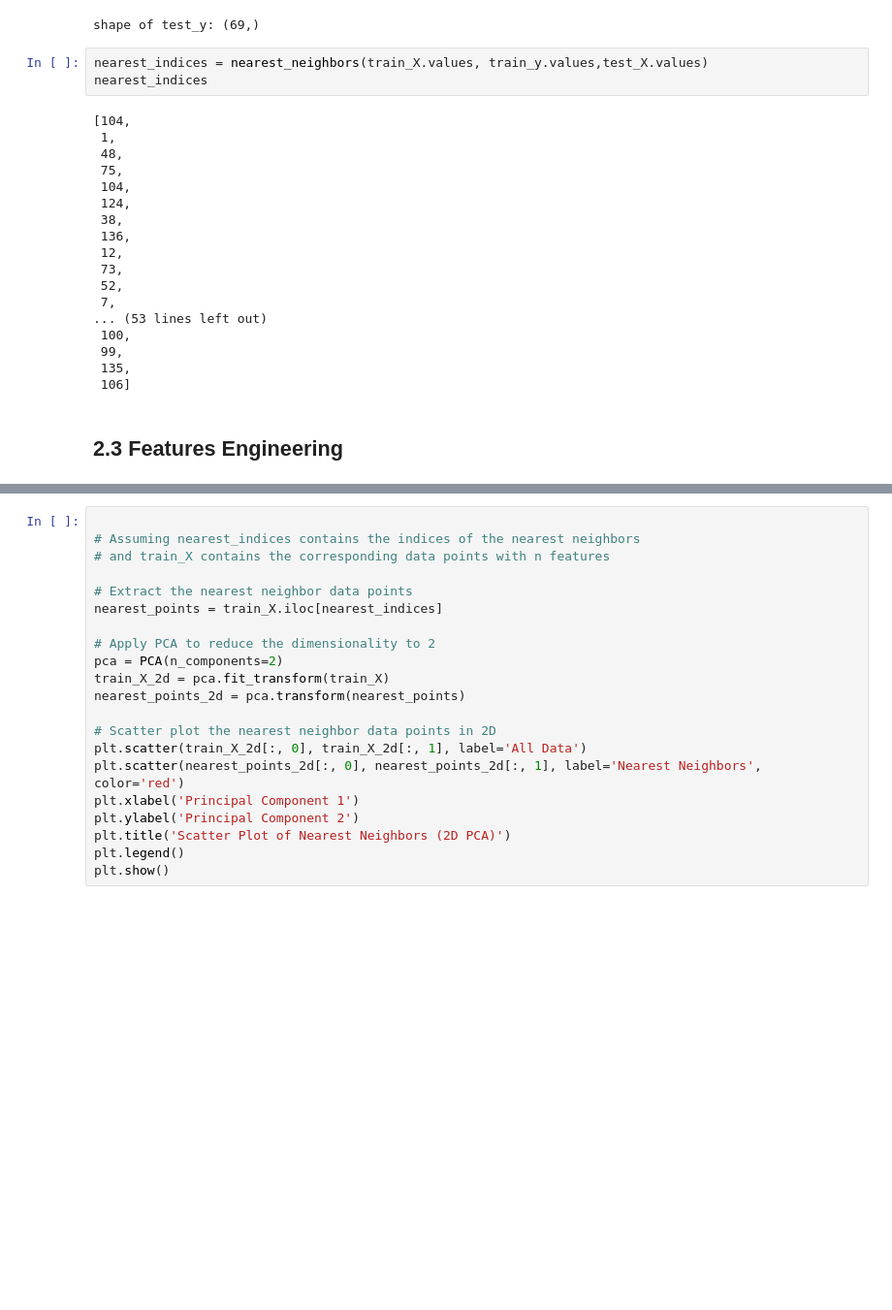
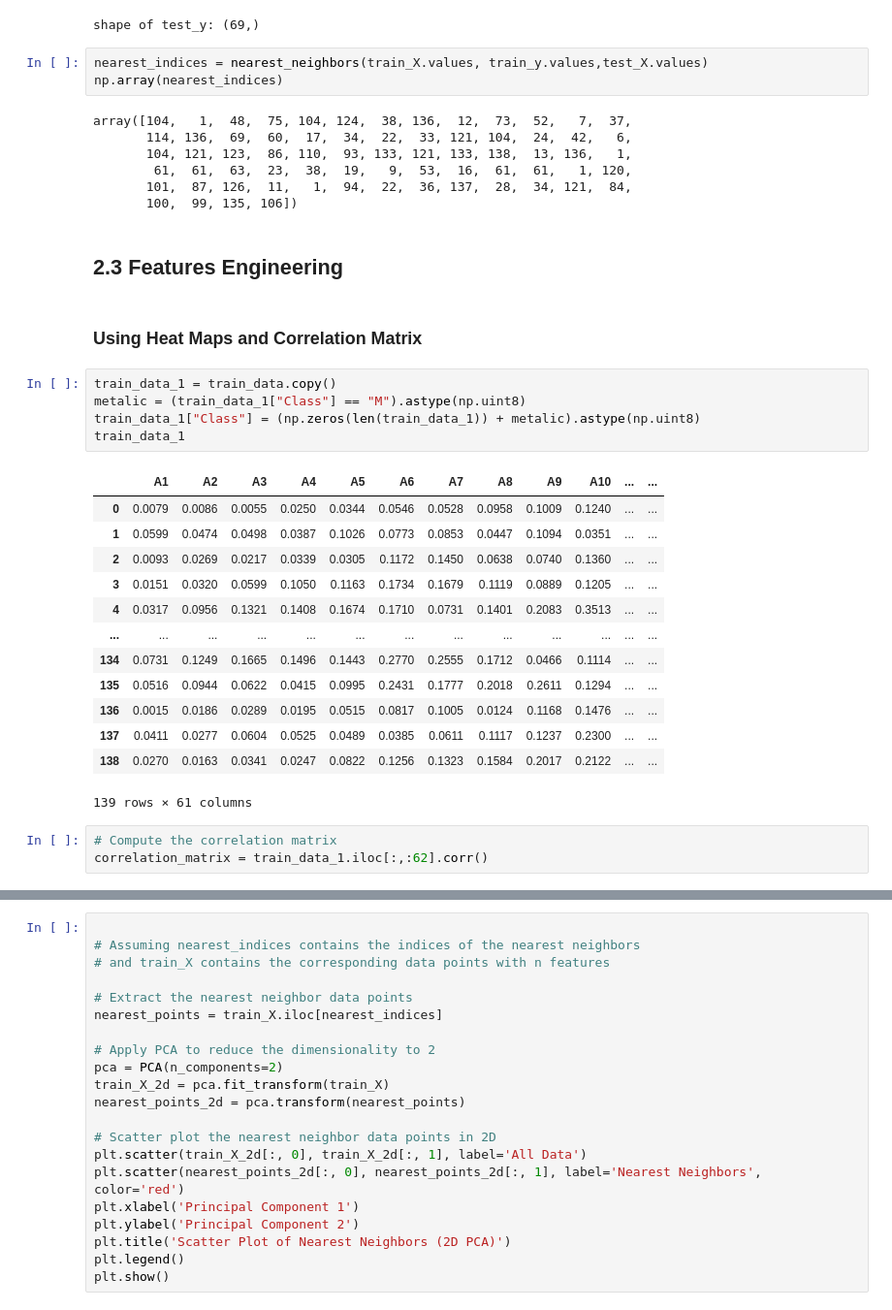
Before and after one commit to rjosh003-CS/Data-Mining-coursework, a Jupyter notebook: DM_Coursework_part_1.ipynb, the cells around one changed output, grey strips where cells are left out. Shown at 97% size. Drawn from its saved outputs; the diff is of its cells as text; blank space fills up the shorter version.

```diff
--- a/DM_Coursework_part_1.ipynb
+++ b/DM_Coursework_part_1.ipynb
@@ -609,24 +666,37 @@ Name: Class, dtype: uint8
 shape of test_y: (69,)
 # %%
 nearest_indices = nearest_neighbors(train_X.values, train_y.values,test_X.values)
-nearest_indices
+np.array(nearest_indices)
 # %% [output]
-[104,
- 1,
- 48,
- 75,
- 104,
- 124,
- 38,
- 136,
- 12,
- 73,
- 52,
- 7,
-... (53 lines left out)
- 100,
- 99,
- 135,
- 106]
+array([104,   1,  48,  75, 104, 124,  38, 136,  12,  73,  52,   7,  37,
+       114, 136,  69,  60,  17,  34,  22,  33, 121, 104,  24,  42,   6,
+       104, 121, 123,  86, 110,  93, 133, 121, 133, 138,  13, 136,   1,
+        61,  61,  63,  23,  38,  19,   9,  53,  16,  61,  61,   1, 120,
+       101,  87, 126,  11,   1,  94,  22,  36, 137,  28,  34, 121,  84,
+       100,  99, 135, 106])
 # %% [markdown]
 ## 2.3 Features Engineering
+# %% [markdown]
+### Using Heat Maps and Correlation Matrix
+# %%
+train_data_1 = train_data.copy()
+metalic = (train_data_1["Class"] == "M").astype(np.uint8)
+train_data_1["Class"] = (np.zeros(len(train_data_1)) + metalic).astype(np.uint8)
+train_data_1
+# %% [output]
+|  | A1 | A2 | A3 | A4 | A5 | A6 | A7 | A8 | A9 | A10 | ... | ... |
+| 0 | 0.0079 | 0.0086 | 0.0055 | 0.0250 | 0.0344 | 0.0546 | 0.0528 | 0.0958 | 0.1009 | 0.1240 | ... | ... |
+| 1 | 0.0599 | 0.0474 | 0.0498 | 0.0387 | 0.1026 | 0.0773 | 0.0853 | 0.0447 | 0.1094 | 0.0351 | ... | ... |
+| 2 | 0.0093 | 0.0269 | 0.0217 | 0.0339 | 0.0305 | 0.1172 | 0.1450 | 0.0638 | 0.0740 | 0.1360 | ... | ... |
+| 3 | 0.0151 | 0.0320 | 0.0599 | 0.1050 | 0.1163 | 0.1734 | 0.1679 | 0.1119 | 0.0889 | 0.1205 | ... | ... |
+| 4 | 0.0317 | 0.0956 | 0.1321 | 0.1408 | 0.1674 | 0.1710 | 0.0731 | 0.1401 | 0.2083 | 0.3513 | ... | ... |
+| ... | ... | ... | ... | ... | ... | ... | ... | ... | ... | ... | ... | ... |
+| 134 | 0.0731 | 0.1249 | 0.1665 | 0.1496 | 0.1443 | 0.2770 | 0.2555 | 0.1712 | 0.0466 | 0.1114 | ... | ... |
+| 135 | 0.0516 | 0.0944 | 0.0622 | 0.0415 | 0.0995 | 0.2431 | 0.1777 | 0.2018 | 0.2611 | 0.1294 | ... | ... |
+| 136 | 0.0015 | 0.0186 | 0.0289 | 0.0195 | 0.0515 | 0.0817 | 0.1005 | 0.0124 | 0.1168 | 0.1476 | ... | ... |
+| 137 | 0.0411 | 0.0277 | 0.0604 | 0.0525 | 0.0489 | 0.0385 | 0.0611 | 0.1117 | 0.1237 | 0.2300 | ... | ... |
+| 138 | 0.0270 | 0.0163 | 0.0341 | 0.0247 | 0.0822 | 0.1256 | 0.1323 | 0.1584 | 0.2017 | 0.2122 | ... | ... |
+139 rows × 61 columns
+# %%
+# Compute the correlation matrix
+correlation_matrix = train_data_1.iloc[:,:62].corr()
```
Also changed, not shown: parts of 18 cells of this notebook.
